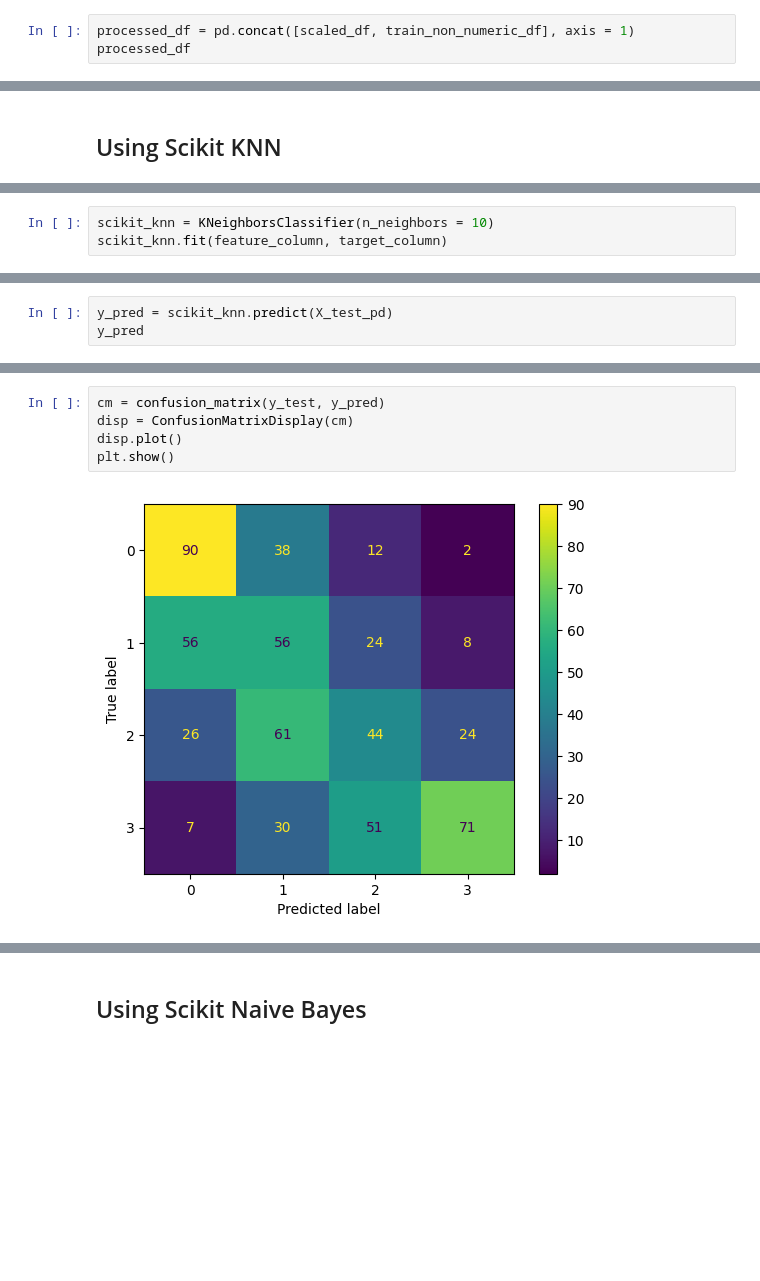
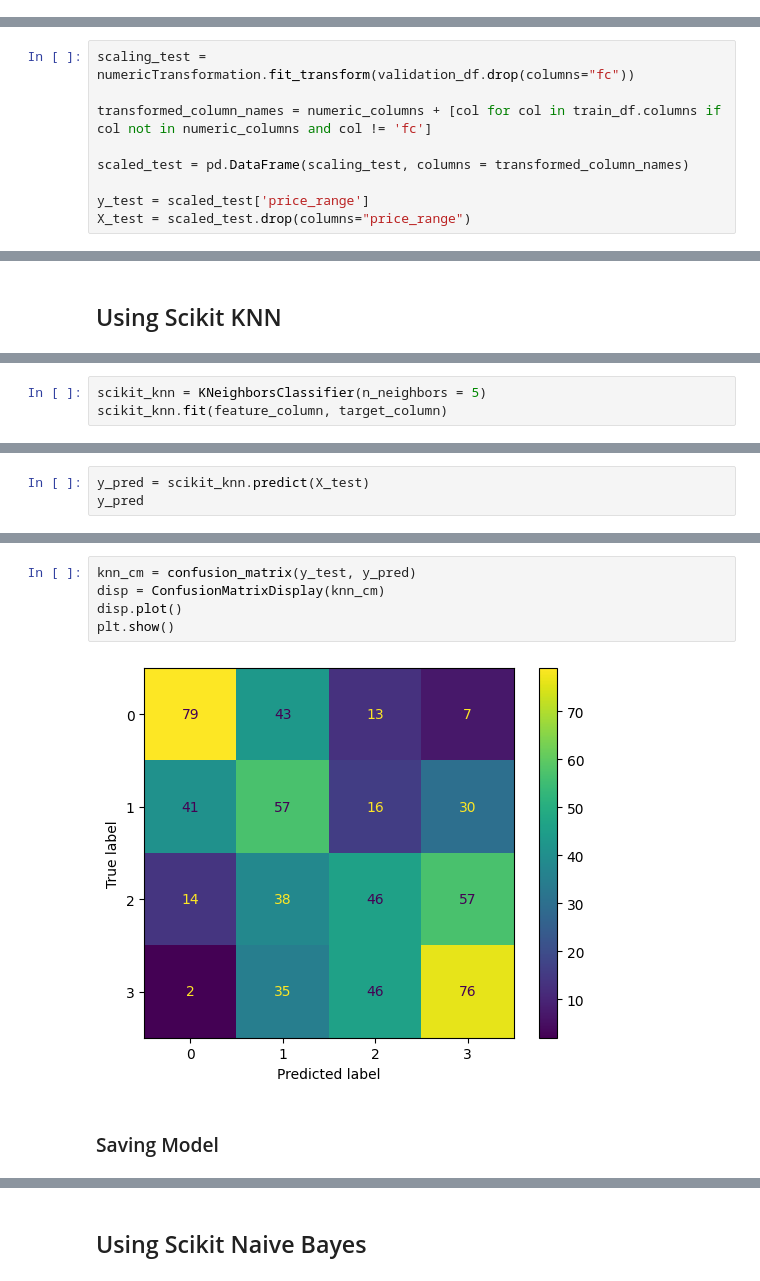
Before and after one commit to MHEN2606/Tubes2_melihatA, a Jupyter notebook: tubes2-melihatA.ipynb, the cells around one changed output, grey strips where cells are left out. Saved outputs shown, nothing was run; the diff lists cells and outputs as text; blank space fills up the shorter version.

```diff
--- a/tubes2-melihatA.ipynb
+++ b/tubes2-melihatA.ipynb
@@ -183,3 +180,0 @@ plt.show()
-# %%
-processed_df = pd.concat([scaled_df, train_non_numeric_df], axis = 1)
-processed_df
@@ -261,0 +201,9 @@ X_test_pd
+# %%
+scaling_test = numericTransformation.fit_transform(validation_df.drop(columns="fc"))
+
+transformed_column_names = numeric_columns + [col for col in train_df.columns if col not in numeric_columns and col != 'fc']
+
+scaled_test = pd.DataFrame(scaling_test, columns = transformed_column_names)
+
+y_test = scaled_test['price_range']
+X_test = scaled_test.drop(columns="price_range")
@@ -264,4 +219,4 @@ X_test_pd
 # %%
-scikit_knn = KNeighborsClassifier(n_neighbors = 10)
+scikit_knn = KNeighborsClassifier(n_neighbors = 5)
 scikit_knn.fit(feature_column, target_column)
 # %% [output]
@@ -269,4 +226,4 @@ KNeighborsClassifier(n_neighbors=10)
 # %%
-y_pred = scikit_knn.predict(X_test_pd)
+y_pred = scikit_knn.predict(X_test)
 y_pred
 # %% [output]
@@ -290,7 +264,9 @@ array([0, 0, 1, 1, 1, 1, 2, 0, 1, 1, 3, 0, 3, 2, 3, 0, 3, 0, 0, 1, 3, 1,
 # %%
-cm = confusion_matrix(y_test, y_pred)
-disp = ConfusionMatrixDisplay(cm)
+knn_cm = confusion_matrix(y_test, y_pred)
+disp = ConfusionMatrixDisplay(knn_cm)
 disp.plot()
 plt.show()
 # %% [output]
-[figure, old version]
+[figure, new version]
+# %% [markdown]
+### Saving Model
```
Also changed, not shown: parts of 44 cells of this notebook.
